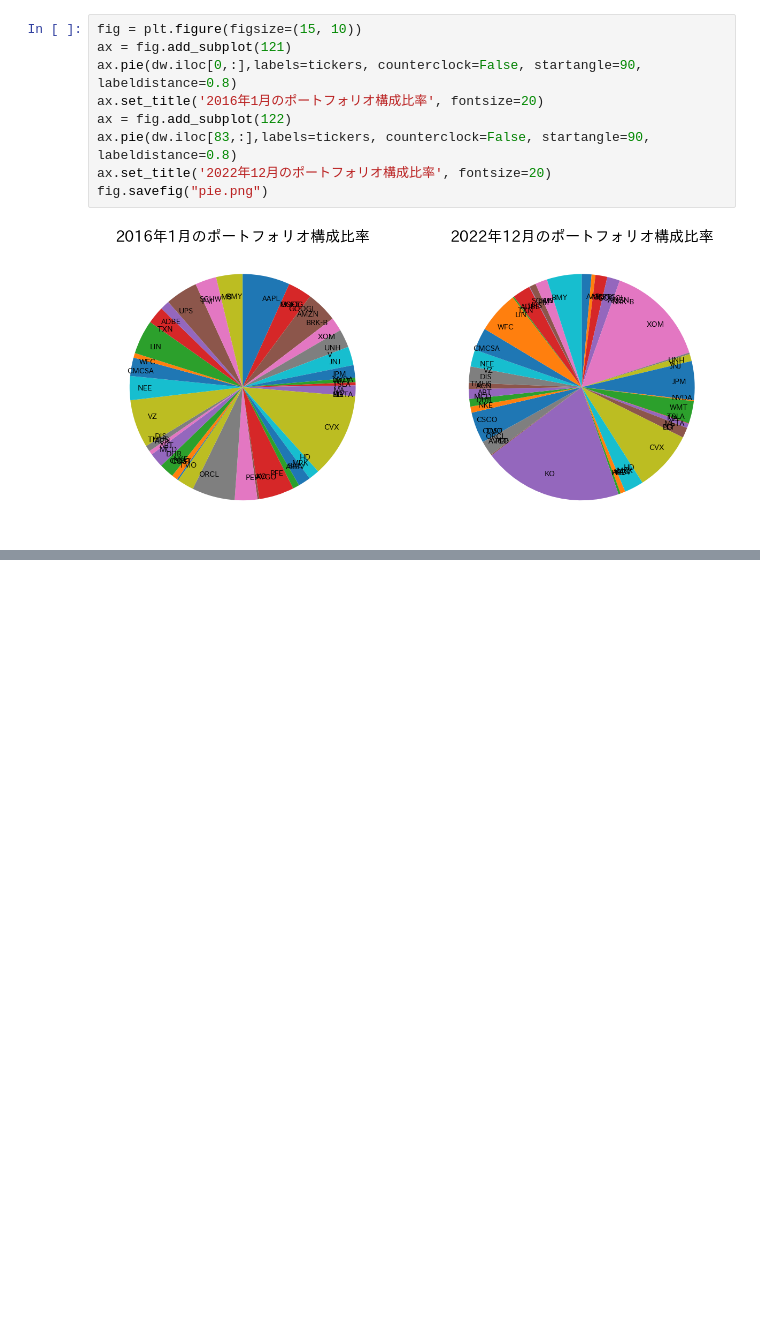
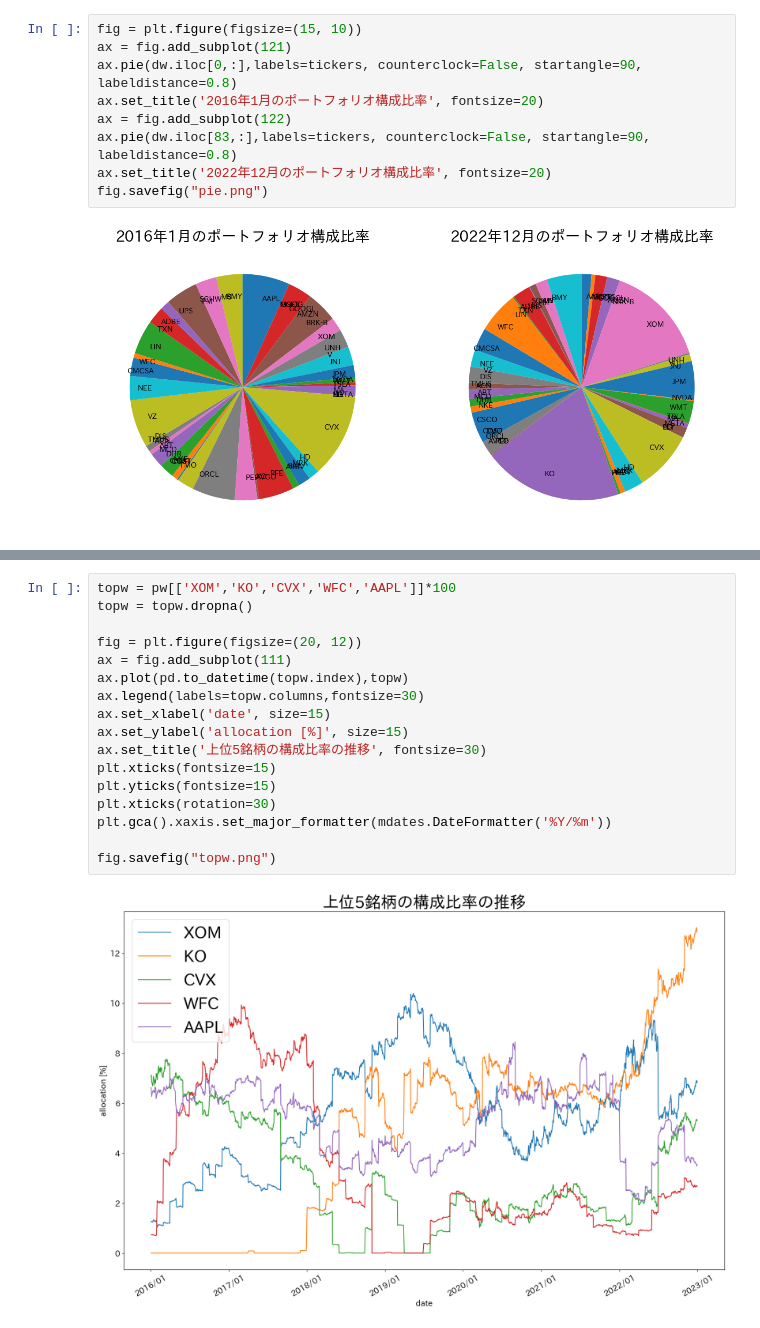
Before and after one commit to heytangning/direct-indexing, a Jupyter notebook: di_backtest.ipynb, the cells around one changed output, grey strips where cells are left out. Saved outputs shown, nothing was run; the diff lists cells and outputs as text; blank space fills up the shorter version.

```diff
--- a/di_backtest.ipynb
+++ b/di_backtest.ipynb
@@ -176,0 +228,19 @@ fig.savefig("pie.png")
+# %%
+topw = pw[['XOM','KO','CVX','WFC','AAPL']]*100
+topw = topw.dropna()
+
+fig = plt.figure(figsize=(20, 12))
+ax = fig.add_subplot(111)
+ax.plot(pd.to_datetime(topw.index),topw)
+ax.legend(labels=topw.columns,fontsize=30)
+ax.set_xlabel('date', size=15)
+ax.set_ylabel('allocation [%]', size=15)
+ax.set_title('上位5銘柄の構成比率の推移', fontsize=30)
+plt.xticks(fontsize=15)
+plt.yticks(fontsize=15)
+plt.xticks(rotation=30)
+plt.gca().xaxis.set_major_formatter(mdates.DateFormatter('%Y/%m'))
+
+fig.savefig("topw.png")
+# %% [output]
+[figure, added]
```
Also changed, not shown: parts of 7 cells of this notebook, 2 other files.
